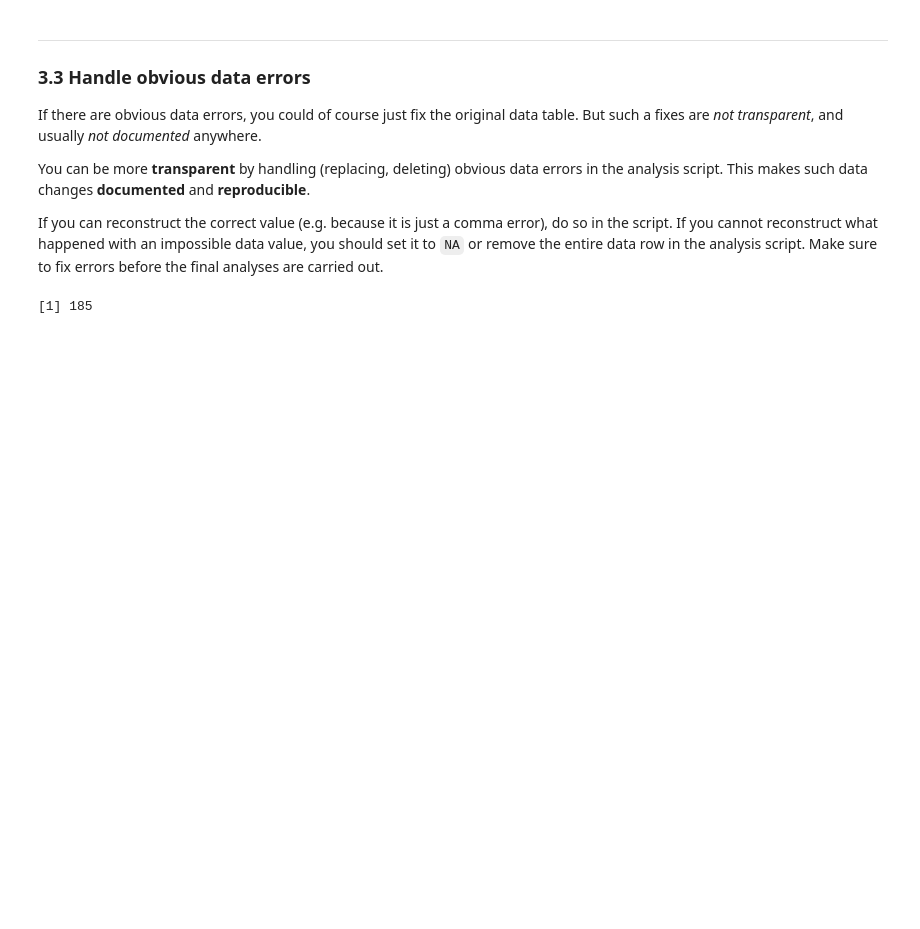
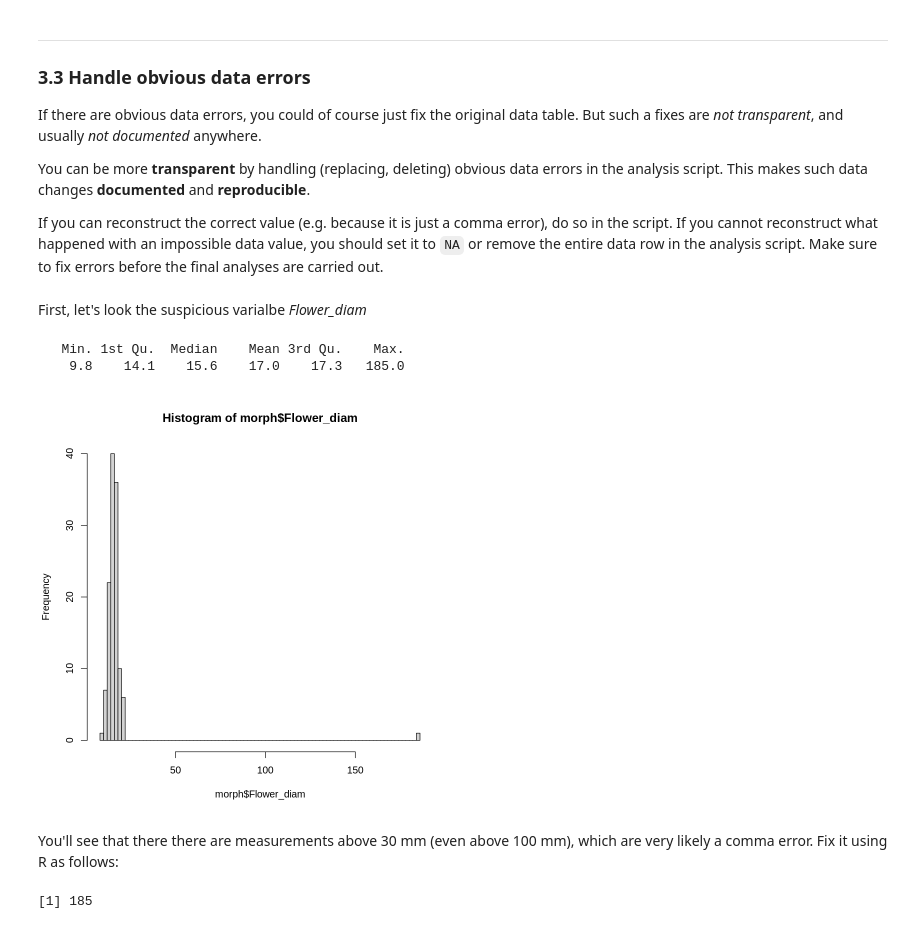
Before and after one commit to scrameri/Umweltbiologie, a Jupyter notebook: Tutorials.ipynb, the cells around one changed output. Cells and saved outputs as stored; diff of their text form; code cells hidden in the pictures; blank space fills up the shorter version.

```diff
--- a/Tutorials.ipynb
+++ b/Tutorials.ipynb
@@ -150,5 +134,5 @@ We will use the `morph` data set here.
 # %%
-morph <- read.csv("https://raw.githubusercontent.com/scrameri/Umweltbiologie/master/Anova_LM.csv")
+morph <- read.csv("https://raw.githubusercontent.com/scrameri/Umweltbiologie/master/Anova_LM.csv",  stringsAsFactors = TRUE)
 # %% [markdown]
 Before starting any analysis, always check that the data was read in correctly using `str`.
 # %%
@@ -364,4 +348,18 @@ If there are obvious data errors, you could of course just fix the original data
 You can be more **transparent** by handling (replacing, deleting) obvious data errors in the analysis script. This makes such data changes **documented** and **reproducible**.
 
 If you can reconstruct the correct value (e.g. because it is just a comma error), do so in the script. If you cannot reconstruct what happened with an impossible data value, you should set it to `NA` or remove the entire data row in the analysis script. Make sure to fix errors before the final analyses are carried out.
+# %% [markdown]
+First, let's look the suspicious varialbe *Flower_diam*
+# %%
+# summary of morph$Flower_diam
+summary(morph$Flower_diam)
+
+# historgram of morph$Flower_diam
+hist(morph$Flower_diam, breaks = nrow(morph))
+# %% [output]
+   Min. 1st Qu.  Median    Mean 3rd Qu.    Max.
+    9.8    14.1    15.6    17.0    17.3   185.0
+[figure, added]
+# %% [markdown]
+You'll see that there there are measurements above 30 mm (even above 100 mm), which are very likely a comma error. Fix it using R as follows:
 # %%
```
Also changed, not shown: parts of 62 cells of this notebook.
